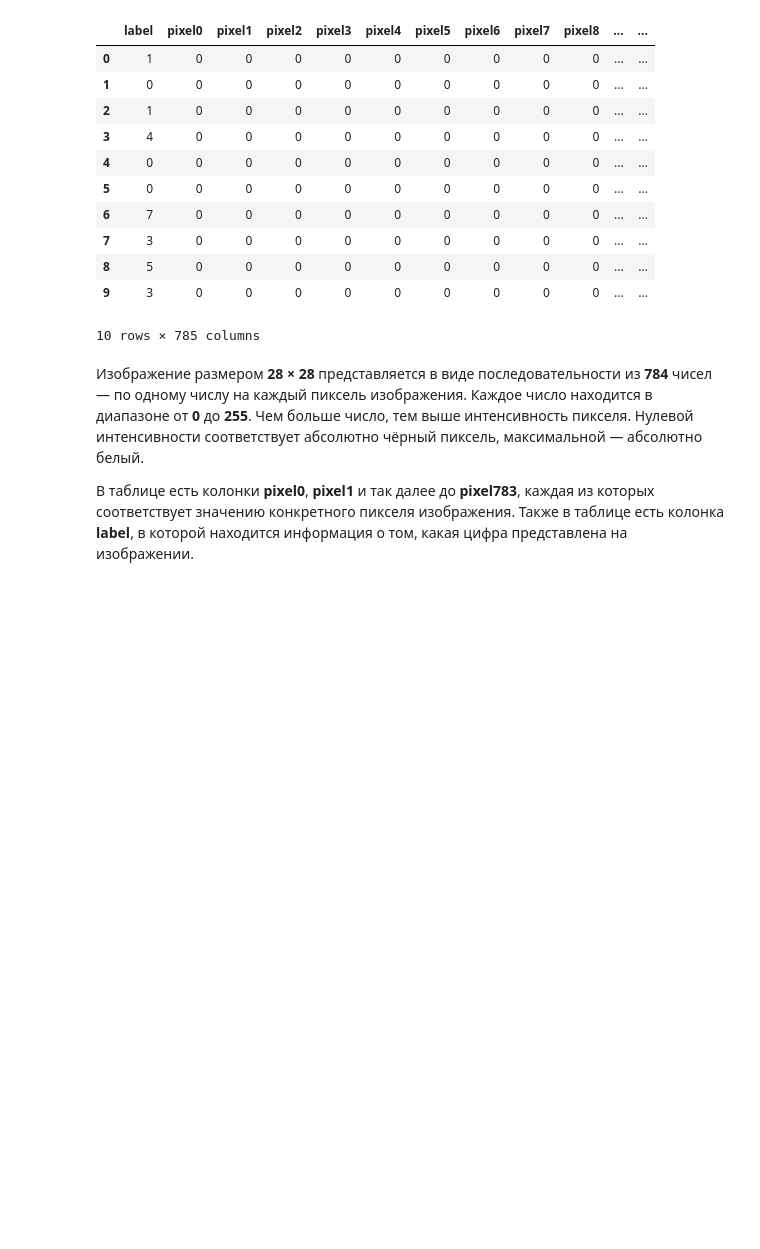
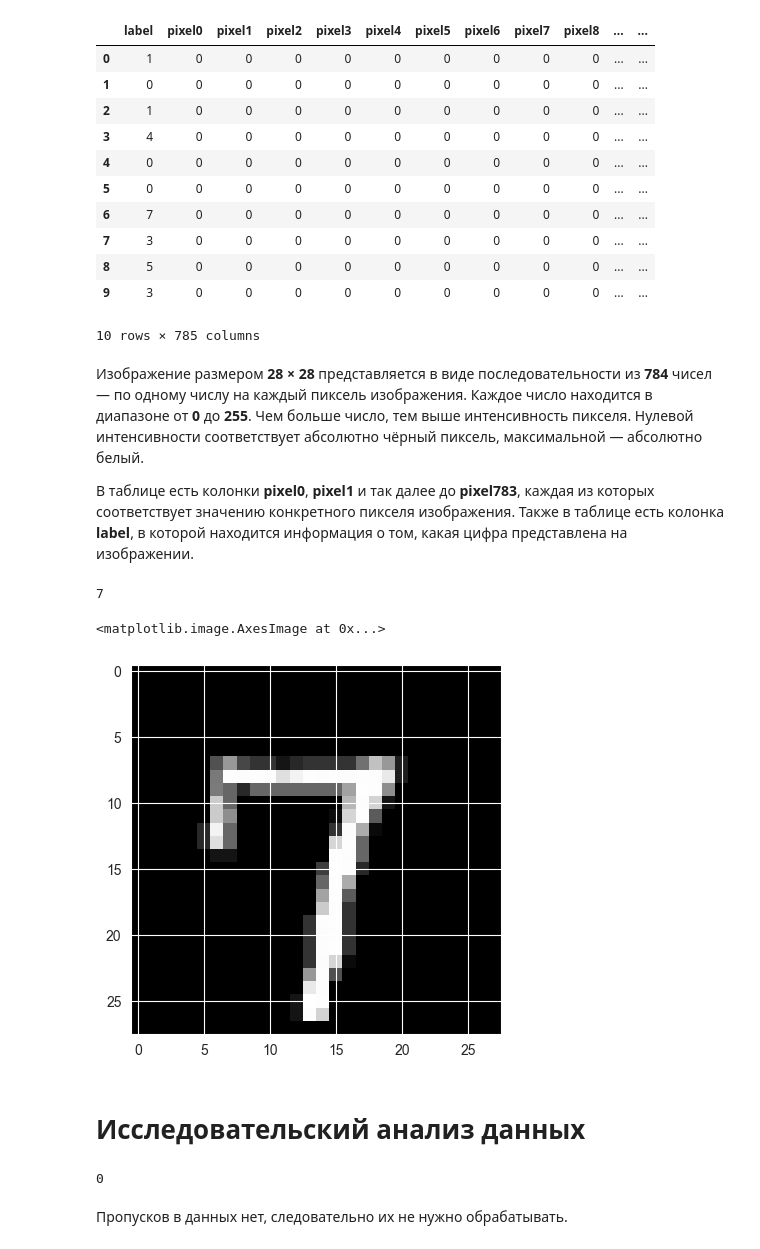
Before and after one commit to Potemeyker/Image_number_definition-Random_forest, a Jupyter notebook: solution.ipynb, the cells around one changed output. Drawn from its saved outputs; the diff is of its cells as text; code cells hidden in the pictures; blank space fills up the shorter version.

Commit message:
Завершён блок "Исследовательский анализ данных" и обновлён файл ".gitignore".

```diff
--- a/solution.ipynb
+++ b/solution.ipynb
@@ -36,3 +36,22 @@ data.head(10)
 Изображение размером **28 × 28** представляется в виде последовательности из **784** чисел — по одному числу на каждый пиксель изображения. Каждое число находится в диапазоне от **0** до **255**. Чем больше число, тем выше интенсивность пикселя. Нулевой интенсивности соответствует абсолютно чёрный пиксель, максимальной — абсолютно белый.
 
 В таблице есть колонки **pixel0**, **pixel1** и так далее до **pixel783**, каждая из которых соответствует значению конкретного пикселя изображения. Также в таблице есть колонка **label**, в которой находится информация о том, какая цифра представлена на изображении.
+# %%
+# просмотр изображения из данных
+idx = 6
+img = data.iloc[idx].to_numpy()[1:].reshape(28, 28)
+print(data['label'].iloc[idx])
+plt.imshow(img, cmap='gray', vmin=0, vmax=255)
+# %% [output]
+7
+<matplotlib.image.AxesImage at 0x...>
+[figure, added]
+# %% [markdown]
+# Исследовательский анализ данных
+# %%
+# общее количество пропусков по всем данным
+print(data.isnull().sum().sum())
+# %% [output]
+0
+# %% [markdown]
+Пропусков в данных нет, следовательно их не нужно обрабатывать.
```
Also changed, not shown: parts of 13 cells of this notebook, 2 other files.
